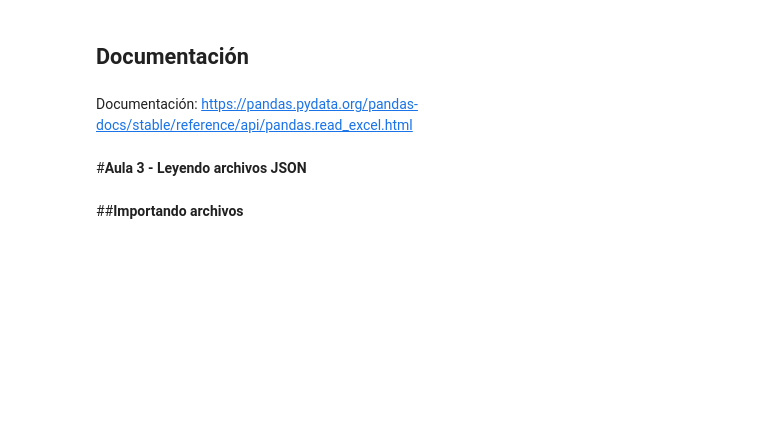
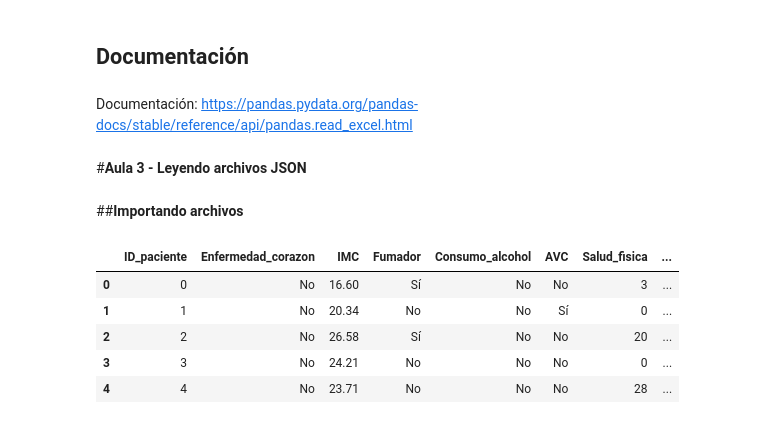
Before and after one commit to vanessa-oreza/python, a Jupyter notebook: Pandas_y_JSON.ipynb, the cells around one changed output. Drawn from its saved outputs; the diff is of its cells as text; code cells hidden in the pictures; blank space fills up the shorter version.

```diff
--- a/Pandas_y_JSON.ipynb
+++ b/Pandas_y_JSON.ipynb
@@ -373,3 +373,13 @@ Documentación: https://pandas.pydata.org/pandas-docs/stable/reference/api/panda
 ##**Importando archivos**
 # %%
 import pandas as pd
+# %%
+datos_pacientes=pd.read_json('pacientes.json')
+datos_pacientes.head()
+# %% [output]
+|  | ID_paciente | Enfermedad_corazon | IMC | Fumador | Consumo_alcohol | AVC | Salud_fisica | ... |
+| 0 | 0 | No | 16.60 | Sí | No | No | 3 | ... |
+| 1 | 1 | No | 20.34 | No | No | Sí | 0 | ... |
+| 2 | 2 | No | 26.58 | Sí | No | No | 20 | ... |
+| 3 | 3 | No | 24.21 | No | No | No | 0 | ... |
+| 4 | 4 | No | 23.71 | No | No | No | 28 | ... |
```
Also changed, not shown: parts of 13 cells of this notebook.
